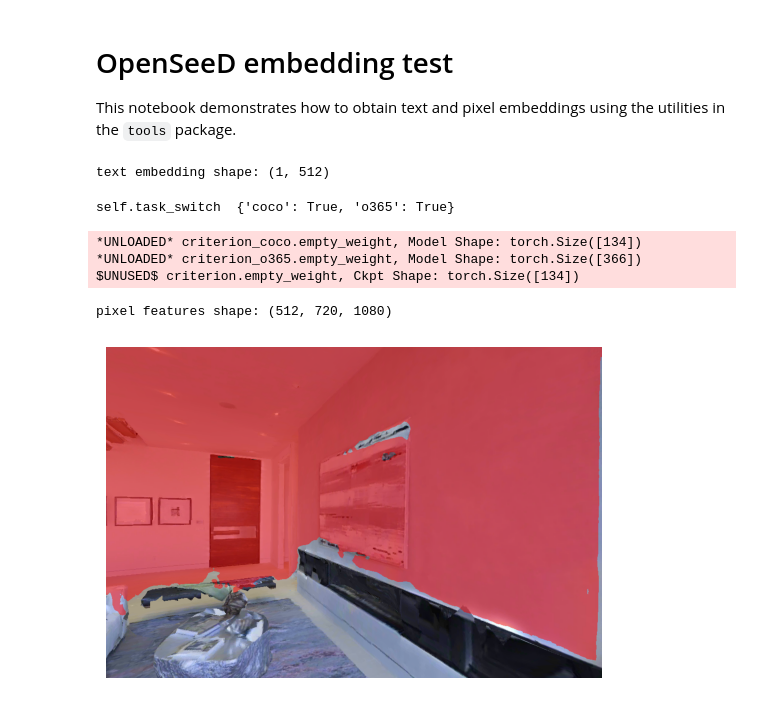
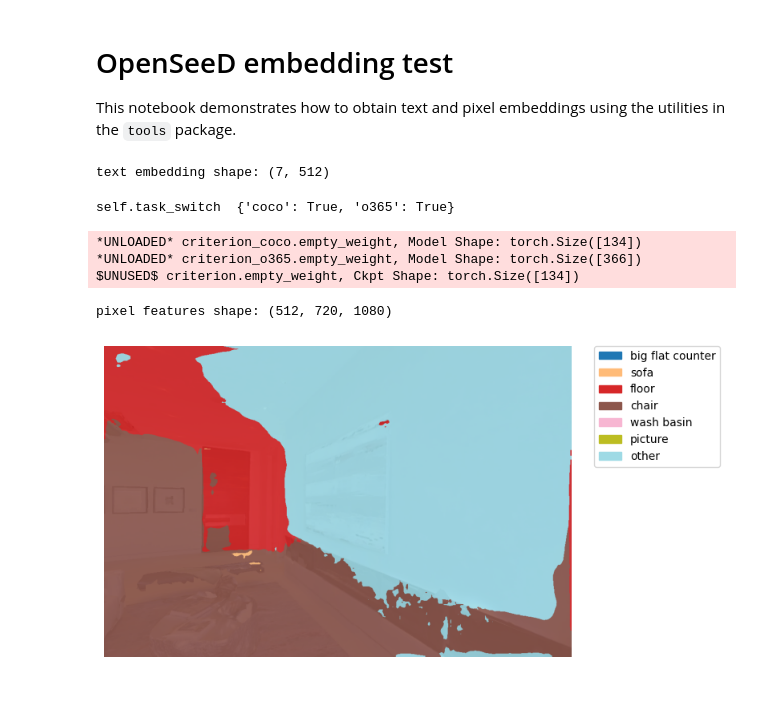
Before and after one commit to KarlLearnsAI/MSc-Thesis-OpenSeeD, a Jupyter notebook: full-inmemory-test-openseed.ipynb, the cells around one changed output. Saved outputs shown, nothing was run; the diff lists cells and outputs as text; code cells hidden in the pictures.

```diff
--- a/full-inmemory-test-openseed.ipynb
+++ b/full-inmemory-test-openseed.ipynb
@@ -20,10 +22,11 @@ for p in (TOOLS_DIR, OPENSEED_ROOT):
 from openseed_dump_text import openseed_text
 from openseed_dump_pixels import load_model, pixel_features
 # %%
-emb = openseed_text(['example object'])
+segmentation_classes = ["big flat counter", "sofa", "floor", "chair", "wash basin", "picture", "other"]
+emb = openseed_text(segmentation_classes)
 print('text embedding shape:', emb.shape)
 # %% [output]
-text embedding shape: (1, 512)
+text embedding shape: (7, 512)
 # %%
 img_path = '/home/jovyan/teaching_material/msc/MSc-Thesis/data/5LpN3gDmAk7_1/rgb/5LpN3gDmAk7_370.png'
 device = 'cuda' if torch.cuda.is_available() else 'cpu'
@@ -50,4 +96,4 @@ def visualize_segmentation(img_path, feats, label_emb):
 # %%
-visualize_segmentation(img_path, feats, emb[0])
+visualize_all_segmentation(img_path, feats, emb, segmentation_classes, alpha=0.9)
 # %% [output]
-[figure, old version]
+[figure, new version]
```
Also changed, not shown: parts of 3 cells of this notebook.
